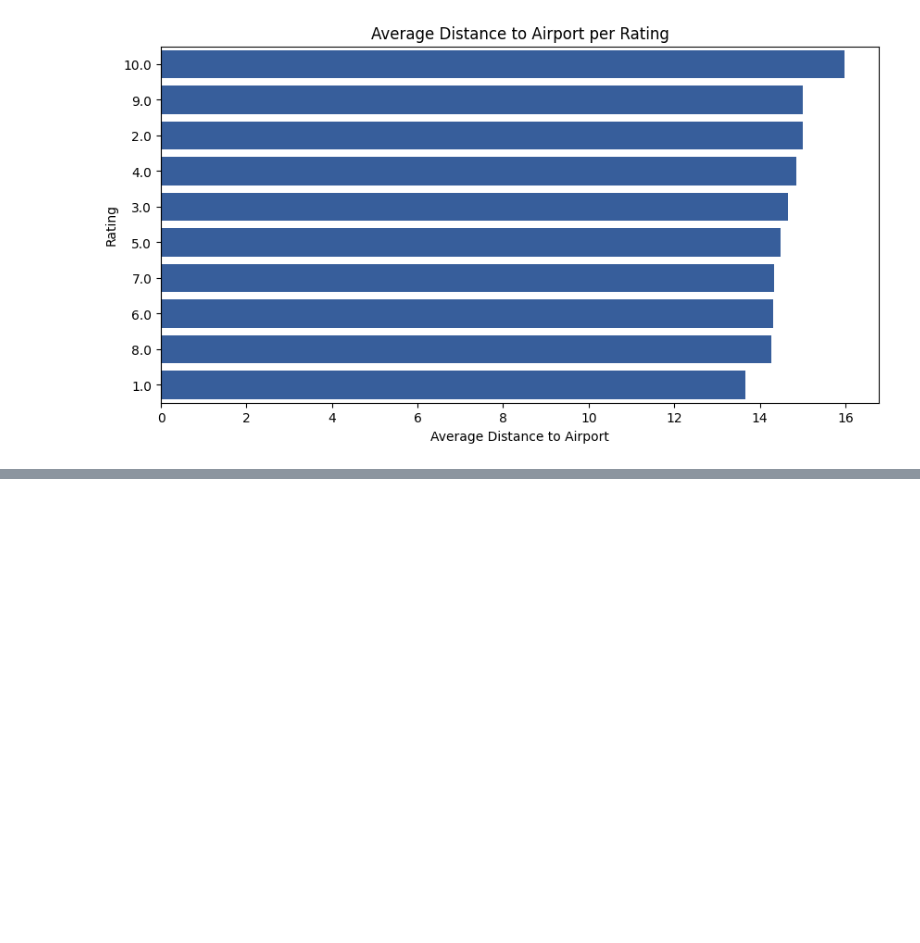
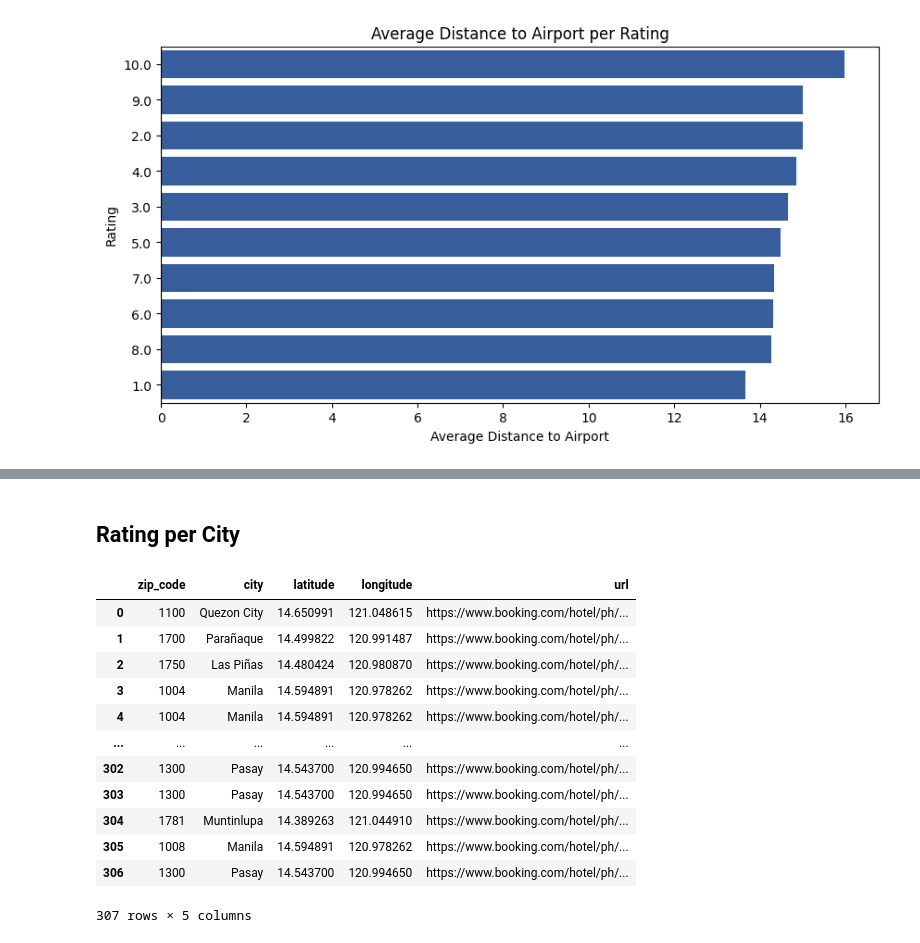
Before and after one commit to ejmasuncion/dsf10_capstone, a Jupyter notebook: eda/location_review_eda.ipynb, the cells around one changed output, grey strips where cells are left out. Saved outputs shown, nothing was run; the diff lists cells and outputs as text; code cells hidden in the pictures; blank space fills up the shorter version.

```diff
--- a/eda/location_review_eda.ipynb
+++ b/eda/location_review_eda.ipynb
@@ -141,0 +190,20 @@ Text(0.5, 0, 'Average Distance to Airport')
+# %% [markdown]
+## Rating per City
+# %%
+df_city1 = pd.read_pickle('hotel_location.pkl')
+df_city2= df_city1.drop(['hotel_name_', 'location'], axis = 1)
+df_city2
+# %% [output]
+|  | zip_code | city | latitude | longitude | url |
+| 0 | 1100 | Quezon City | 14.650991 | 121.048615 | https://www.booking.com/hotel/ph/... |
+| 1 | 1700 | Parañaque | 14.499822 | 120.991487 | https://www.booking.com/hotel/ph/... |
+| 2 | 1750 | Las Piñas | 14.480424 | 120.980870 | https://www.booking.com/hotel/ph/... |
+| 3 | 1004 | Manila | 14.594891 | 120.978262 | https://www.booking.com/hotel/ph/... |
+| 4 | 1004 | Manila | 14.594891 | 120.978262 | https://www.booking.com/hotel/ph/... |
+| ... | ... | ... | ... | ... | ... |
+| 302 | 1300 | Pasay | 14.543700 | 120.994650 | https://www.booking.com/hotel/ph/... |
+| 303 | 1300 | Pasay | 14.543700 | 120.994650 | https://www.booking.com/hotel/ph/... |
+| 304 | 1781 | Muntinlupa | 14.389263 | 121.044910 | https://www.booking.com/hotel/ph/... |
+| 305 | 1008 | Manila | 14.594891 | 120.978262 | https://www.booking.com/hotel/ph/... |
+| 306 | 1300 | Pasay | 14.543700 | 120.994650 | https://www.booking.com/hotel/ph/... |
+307 rows × 5 columns
```
Also changed, not shown: parts of 12 cells of this notebook, 1 other file.
